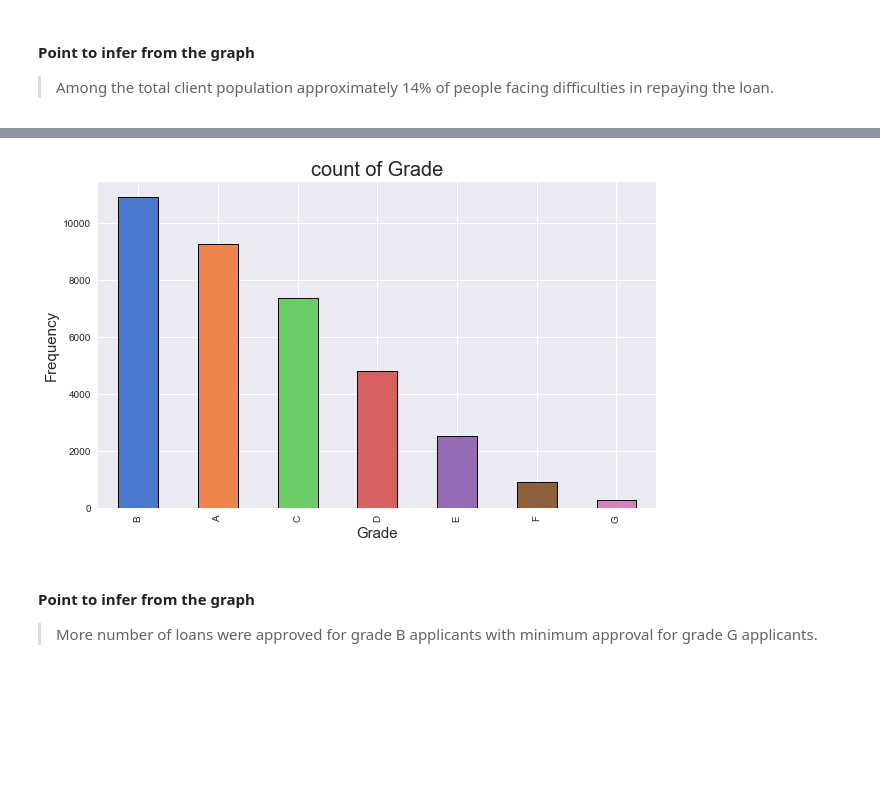
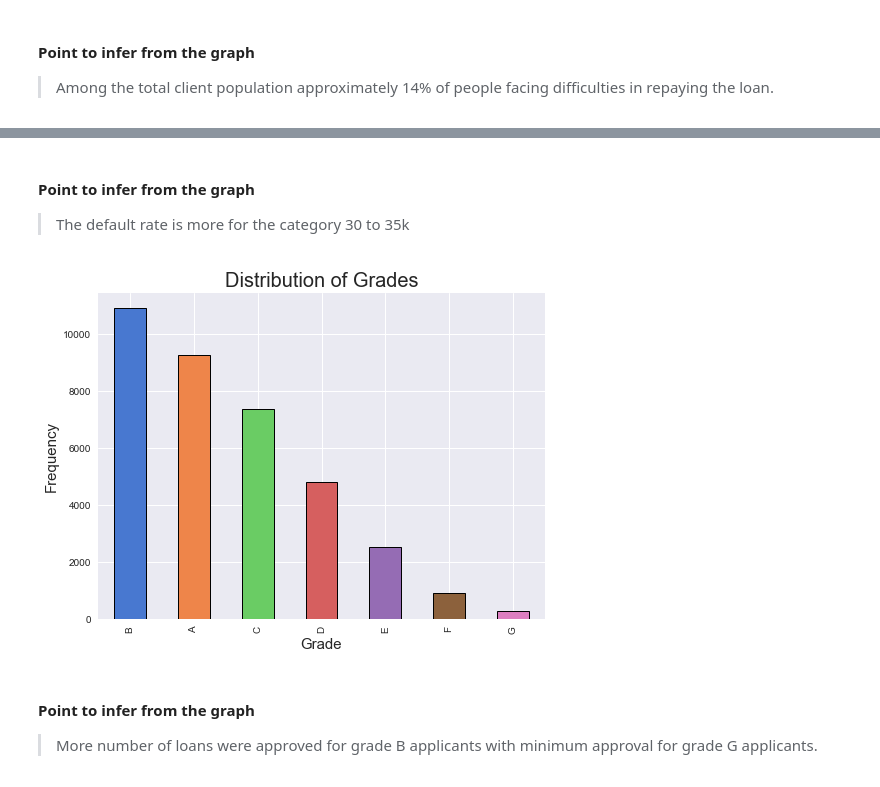
Before and after one commit to Veneeshkrishnan/Lending_Club_Case_Study, a Jupyter notebook: Lending_club.ipynb, the cells around one changed output, grey strips where cells are left out. Saved outputs shown, nothing was run; the diff lists cells and outputs as text; code cells hidden in the pictures; blank space fills up the shorter version.

Commit message:
univariate analysis

```diff
--- a/Lending_club.ipynb
+++ b/Lending_club.ipynb
@@ -775,3 +764,6 @@ plt.show()
 #### Point to infer from the graph
 
 > Among the total client population approximately 14% of people facing difficulties in repaying the loan.
+# %%
+#Transforming loan status into binary variable (charged off = 1, fully paid=0) for analysis
+Loan_data["Loan_status_bin"] = Loan_data["Loan_status"].apply(lambda x:1 if x=="Charged Off" else 0)
@@ -777,0 +787,3 @@ plt.show()
+# %%
+#creating a new column by bucketing the loan amounts into 05 buckets
+Loan_data["Loan_amnt_bucket"] = pd.qcut(Loan_data["Loan_amnt"], q=7, labels=["0-5k","5-10k","10-15k","15-20k","20-25k","25-30k","30-35k"])
@@ -778,13 +809,17 @@ plt.show()
+# %% [markdown]
+#### Point to infer from the graph
+
+> The default rate is more for the category 30 to 35k
 # %%
 #plotting a horizontal bar chart for Grade column
-plt.figure(figsize=[10,6])
+plt.figure(figsize=[8,6])
 Loan_data["Grade"].value_counts().plot.bar(width=0.5, color=sns.color_palette("muted",7),linewidth=1, edgecolor="k")
-plt.title("count of Grade", fontsize=20)
+plt.title("Distribution of Grades", fontsize=20)
 plt.ylabel("Frequency", fontsize=15)
 plt.xlabel("Grade",fontsize=15)
 plt.show()
 # %% [output]
-[figure, old version]
+[figure, new version]
 # %% [markdown]
 #### Point to infer from the graph
 
```
Also changed, not shown: parts of 58 cells of this notebook.
